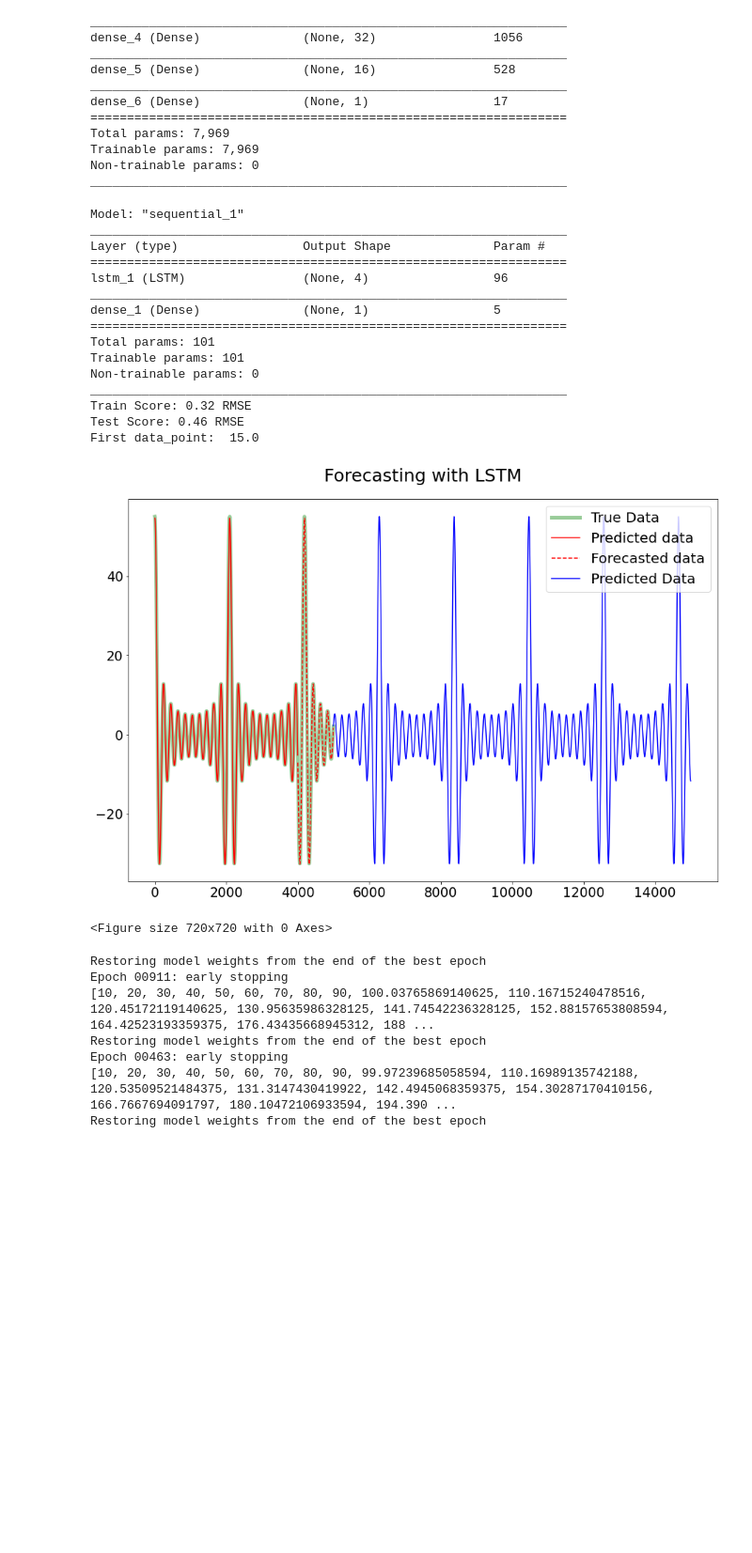
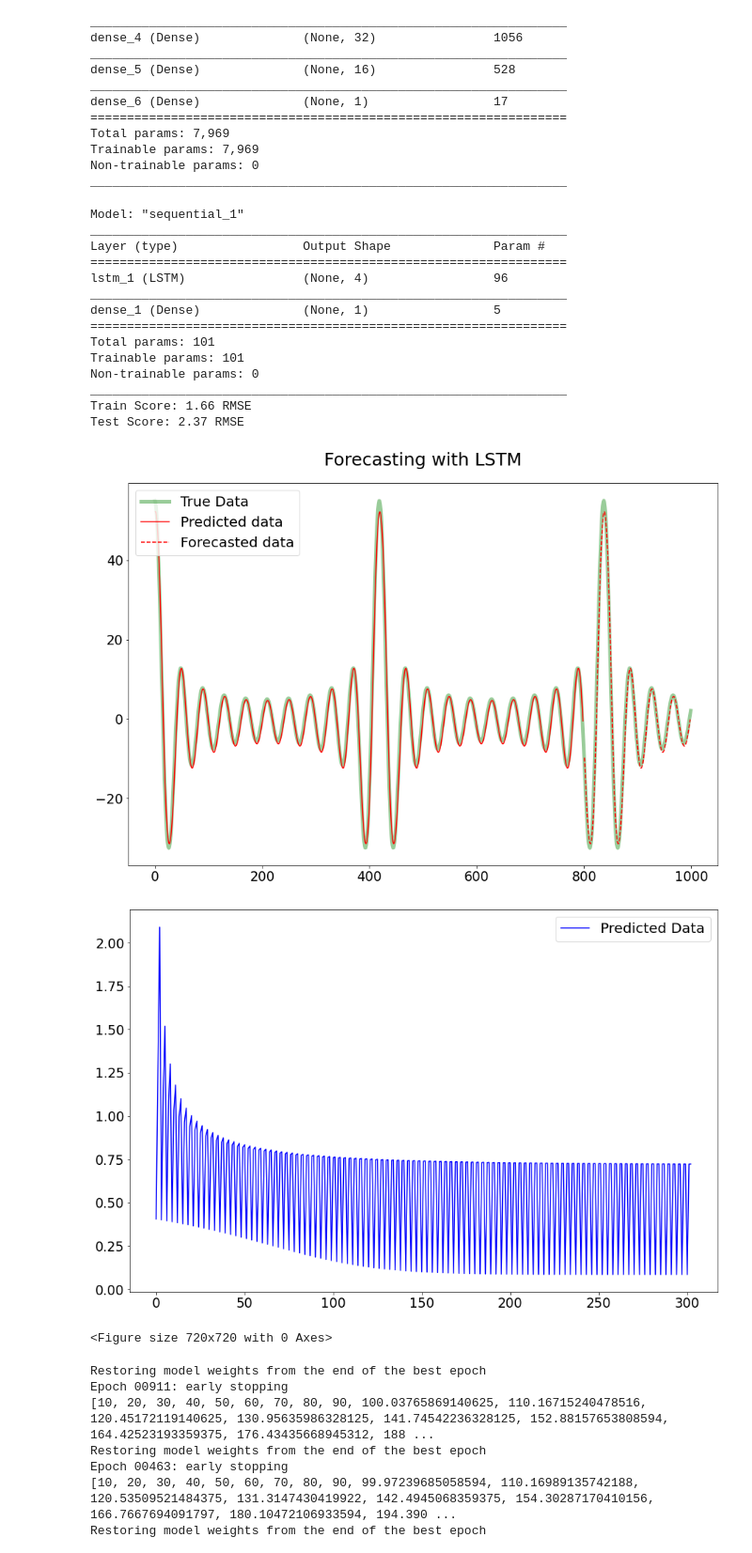
Before and after one commit to RitvikPrabhu/Machine-Learning, a Jupyter notebook: Neural_Networks_function_prediction_.ipynb, the cells around one changed output. Shown at 94% size. Cells and saved outputs as stored; diff of their text form; code cells hidden in the pictures; blank space fills up the shorter version.

```diff
--- a/Neural_Networks_function_prediction_.ipynb
+++ b/Neural_Networks_function_prediction_.ipynb
@@ -596,7 +596,7 @@ Trainable params: 7,969
 Non-trainable params: 0
 _________________________________________________________________
 # %%
-N = 5000
+N = 1000
 # convert an array of values into a dataset matrix
 def create_dataset(dataset, look_back=1):
     dataX, dataY = [], []
@@ -679,7 +679,7 @@ plt.plot(testPredictPlot, '--' , color = 'red', label = 'Forecasted data')
 plt.legend()
 plt.title('Forecasting with LSTM')
 
-
+plt.show()
 #######################################################################################################################
 
 #Prediction
@@ -691,47 +691,43 @@ def pred(N):
         3*(np.cos(3*data)) + 2*(np.cos(2*data)) + np.cos(data)
   global data_point
   data_point = data
   return float(Y)
-num_pred = 10000
-datalist = []
-datalist = np.array(datalist)
-#Y[-1].copy()
+num_pred = 100
+datalist = Y[-3:].copy()
+#datalist = np.array(datalist)
 difference = X[3]-X[2]
 data_point = X[-1]
 x_label = []
-print("First data_point: ", data_point)
 for i in range(int(num_pred)):
   dataset = datalist.reshape(datalist.size, 1)
-  #print(dataset[-1])
-  result = pred(data_point)
-  #result = model.predict(dataset[-1].reshape(dataset[-1].size,1,1))
+  #result = pred(data_point)
+  result = model.predict(dataset[-3:].reshape(dataset[-3:].size,1,1))
   datalist = np.append(datalist, result)
   x_label.append(i)
 res = [x + N for x in x_label]
-
-plt.plot(res, datalist, label = 'Predicted Data', c = 'b')
+plt.plot(datalist, label = 'Predicted Data', c = 'b')
 
 plt.legend()
 plt.figure(figsize=(10,10))
 
 plt.show()
 # %% [output]
 Model: "sequential_1"
 _________________________________________________________________
 Layer (type)                 Output Shape              Param #
 =================================================================
 lstm_1 (LSTM)                (None, 4)                 96
 _________________________________________________________________
 dense_1 (Dense)              (None, 1)                 5
 =================================================================
 Total params: 101
 Trainable params: 101
 Non-trainable params: 0
 _________________________________________________________________
-Train Score: 0.32 RMSE
-Test Score: 0.46 RMSE
-First data_point:  15.0
+Train Score: 1.66 RMSE
+Test Score: 2.37 RMSE
-[figure, old version]
+[figure, new version]
+[figure, added]
 <Figure size 720x720 with 0 Axes>
 # %%
 size = 8
```
